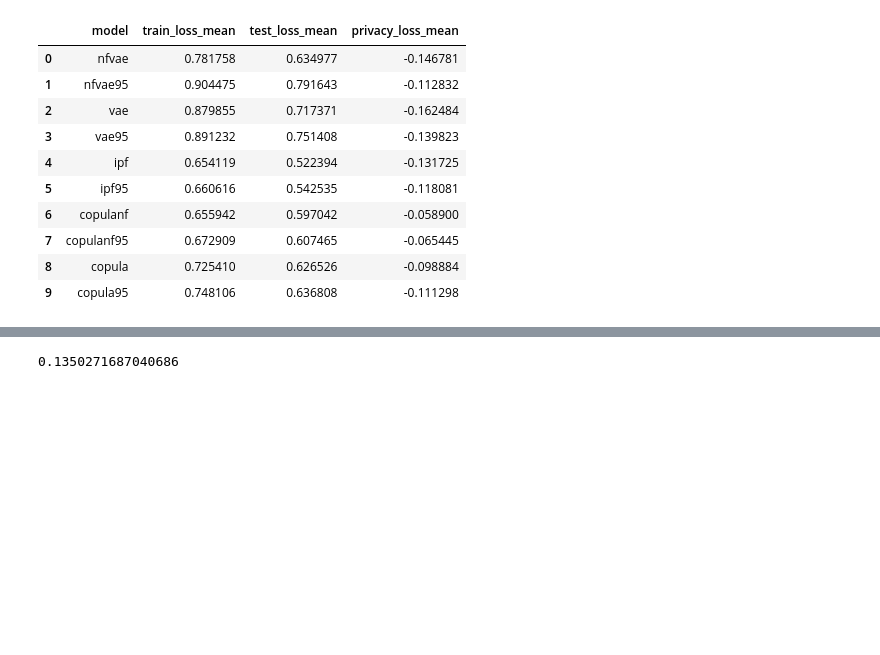
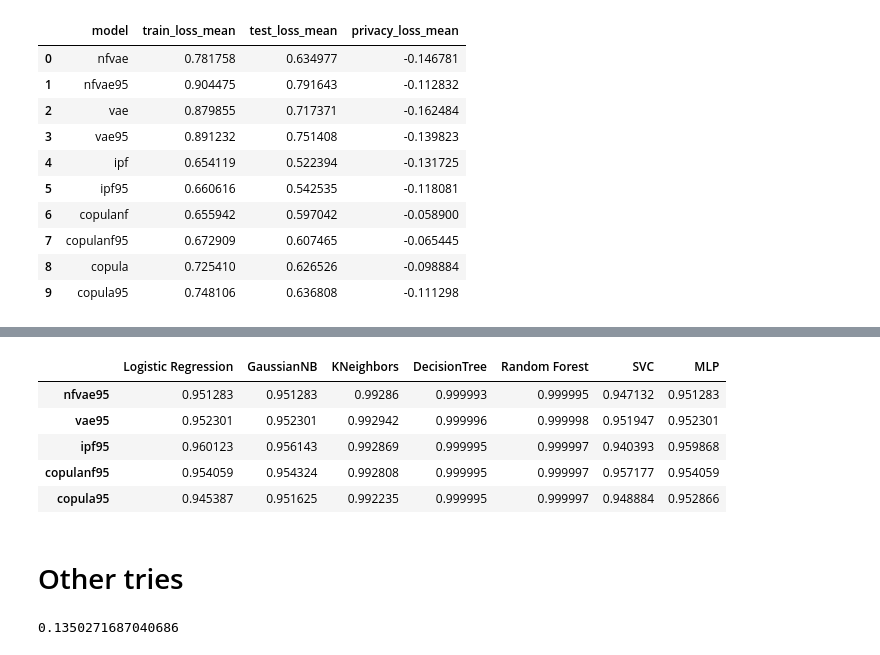
Before and after one commit to jaclenti/NFVAE-population-synthesis, a Jupyter notebook: notebooks/lc_privacy_4.ipynb, the cells around one changed output, grey strips where cells are left out. Cells and saved outputs as stored; diff of their text form; code cells hidden in the pictures; blank space fills up the shorter version.

```diff
--- a/notebooks/lc_privacy_4.ipynb
+++ b/notebooks/lc_privacy_4.ipynb
@@ -526,3 +847,14 @@ Other tries
+# %%
+res_aucpr
+# %% [output]
+|  | Logistic Regression | GaussianNB | KNeighbors | DecisionTree | Random Forest | SVC | MLP |
+| nfvae95 | 0.951283 | 0.951283 | 0.99286 | 0.999993 | 0.999995 | 0.947132 | 0.951283 |
+| vae95 | 0.952301 | 0.952301 | 0.992942 | 0.999996 | 0.999998 | 0.951947 | 0.952301 |
+| ipf95 | 0.960123 | 0.956143 | 0.992869 | 0.999995 | 0.999997 | 0.940393 | 0.959868 |
+| copulanf95 | 0.954059 | 0.954324 | 0.992808 | 0.999995 | 0.999997 | 0.957177 | 0.954059 |
+| copula95 | 0.945387 | 0.951625 | 0.992235 | 0.999995 | 0.999997 | 0.948884 | 0.952866 |
+# %% [markdown]
+# Other tries
 # %%
 np.mean(Distance_x1(data['real95']))
 # %% [output]
```
Also changed, not shown: parts of 34 cells of this notebook.
